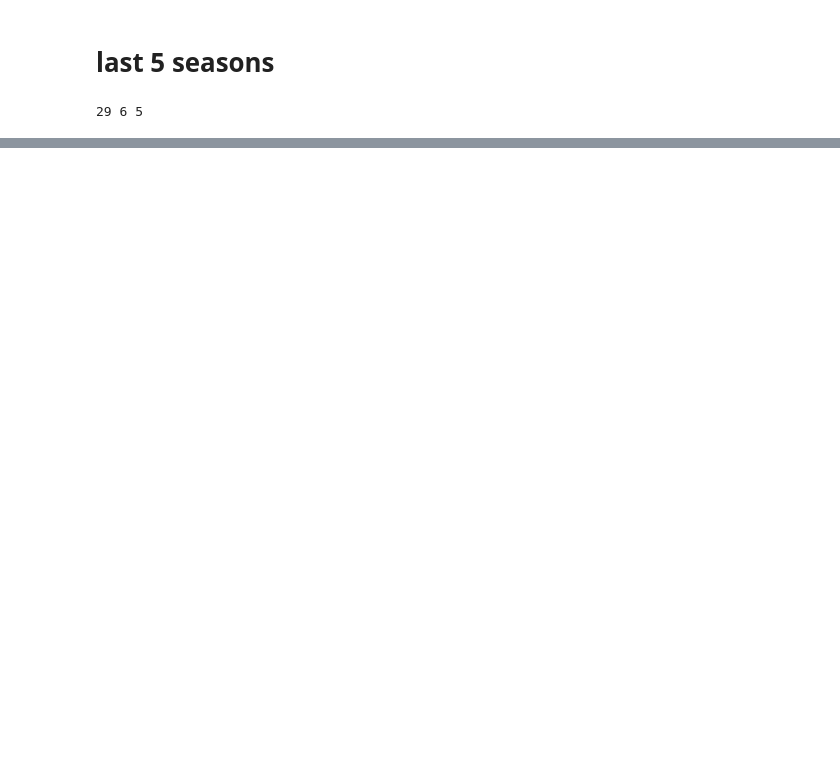
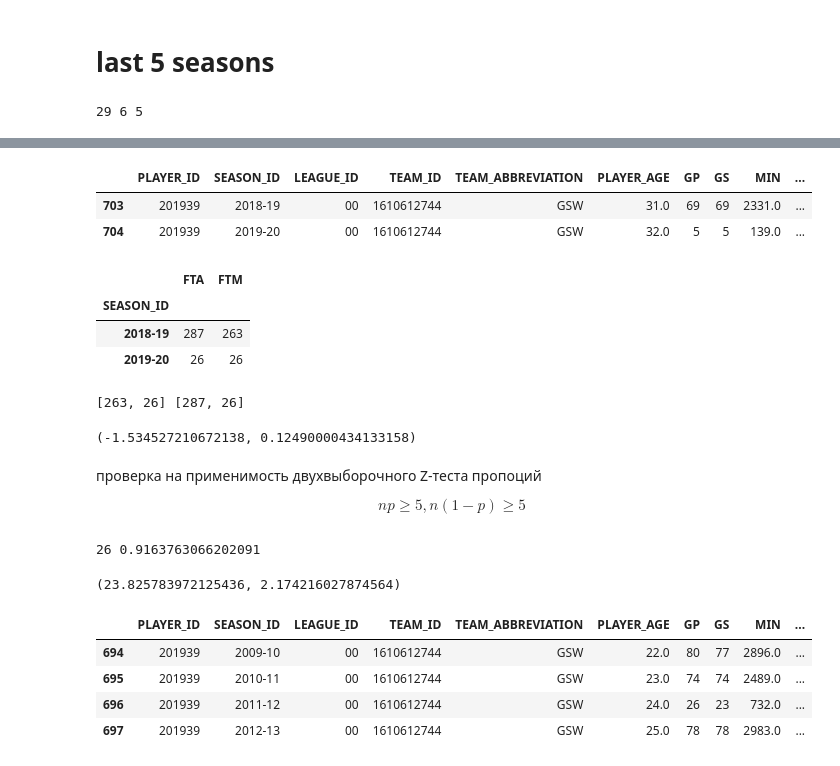
Before and after one commit to no-one2k/moisturizer, a Jupyter notebook: free_throws/free_throws_analysis.ipynb, the cells around one changed output, grey strips where cells are left out. Drawn from its saved outputs; the diff is of its cells as text; code cells hidden in the pictures; blank space fills up the shorter version.

```diff
--- a/free_throws/free_throws_analysis.ipynb
+++ b/free_throws/free_throws_analysis.ipynb
@@ -300,0 +338,56 @@ plot_hist(hist)
+# %%
+hist = df[(df.full_name.isin(['Stephen Curry'])) & (df.SEASON_ID >= '2018-19')].copy()
+hist['FTF'] = hist.FTA - hist.FTM
+hist
+# %% [output]
+|  | PLAYER_ID | SEASON_ID | LEAGUE_ID | TEAM_ID | TEAM_ABBREVIATION | PLAYER_AGE | GP | GS | MIN | ... |
+| 703 | 201939 | 2018-19 | 00 | 1610612744 | GSW | 31.0 | 69 | 69 | 2331.0 | ... |
+| 704 | 201939 | 2019-20 | 00 | 1610612744 | GSW | 32.0 | 5 | 5 | 139.0 | ... |
+# %%
+cont_table = (hist[['SEASON_ID', 'FTA', 'FTM']]
+              .set_index('SEASON_ID')
+#               .unstack()
+             )
+cont_table
+# %% [output]
+|  | FTA | FTM |
+| SEASON_ID |  |  |
+| 2018-19 | 287 | 263 |
+| 2019-20 | 26 | 26 |
+# %%
+_count = list(cont_table.FTM)
+_nobs = list(cont_table.FTA)
+print(_count, _nobs)
+proportion.proportions_ztest(_count, _nobs, alternative='two-sided')
+# %% [output]
+[263, 26] [287, 26]
+(-1.534527210672138, 0.12490000434133158)
+# %% [markdown]
+проверка на применимость двухвыборочного Z-теста пропоций
+
+$$np \ge 5, n(1-p) \ge 5$$
+# %%
+_p = _count[0] / _nobs[0]
+_n = _nobs[1]
+print(_n, _p)
+_n * _p , _n * (1 - _p)
+# %% [output]
+26 0.9163763066202091
+(23.825783972125436, 2.174216027874564)
+# %%
+def do_proportions_ztest(row, pvalue=0.05):
+    _count = [row['FTM_PREV'], row['FTM']]
+    _nobs = [row['FTA_PREV'], row['FTA']]
+    _stat, _pval = proportion.proportions_ztest(_count, _nobs, alternative='two-sided')
+    sign = _pval < pvalue
+    return pd.Series({'z_stat': _stat, 'z_pval':_pval, 'significant': sign})
+
+player_df = df[df.full_name.isin(['Stephen Curry', 'Andre Drummond'])].copy()
+player_df[['z_stat', 'z_pval', 'significant']] = player_df.apply(do_proportions_ztest, axis=1)
+player_df.head(4)
+# %% [output]
+|  | PLAYER_ID | SEASON_ID | LEAGUE_ID | TEAM_ID | TEAM_ABBREVIATION | PLAYER_AGE | GP | GS | MIN | ... |
+| 694 | 201939 | 2009-10 | 00 | 1610612744 | GSW | 22.0 | 80 | 77 | 2896.0 | ... |
+| 695 | 201939 | 2010-11 | 00 | 1610612744 | GSW | 23.0 | 74 | 74 | 2489.0 | ... |
+| 696 | 201939 | 2011-12 | 00 | 1610612744 | GSW | 24.0 | 26 | 23 | 732.0 | ... |
+| 697 | 201939 | 2012-13 | 00 | 1610612744 | GSW | 25.0 | 78 | 78 | 2983.0 | ... |
```
Also changed, not shown: parts of 9 cells of this notebook, 3 other files.
